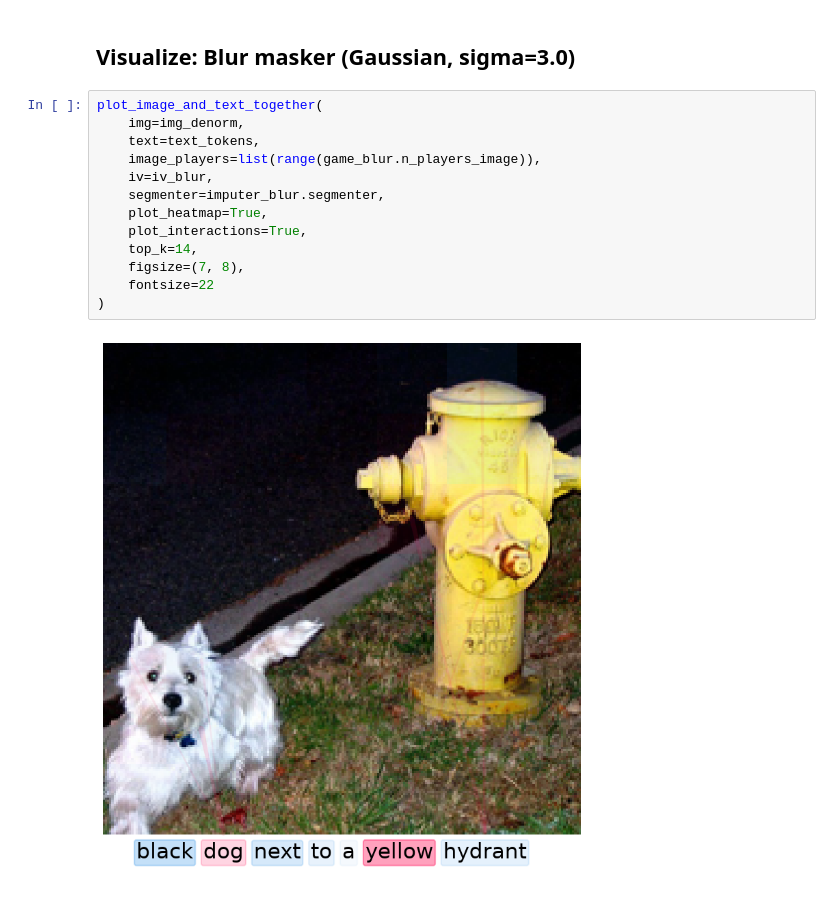
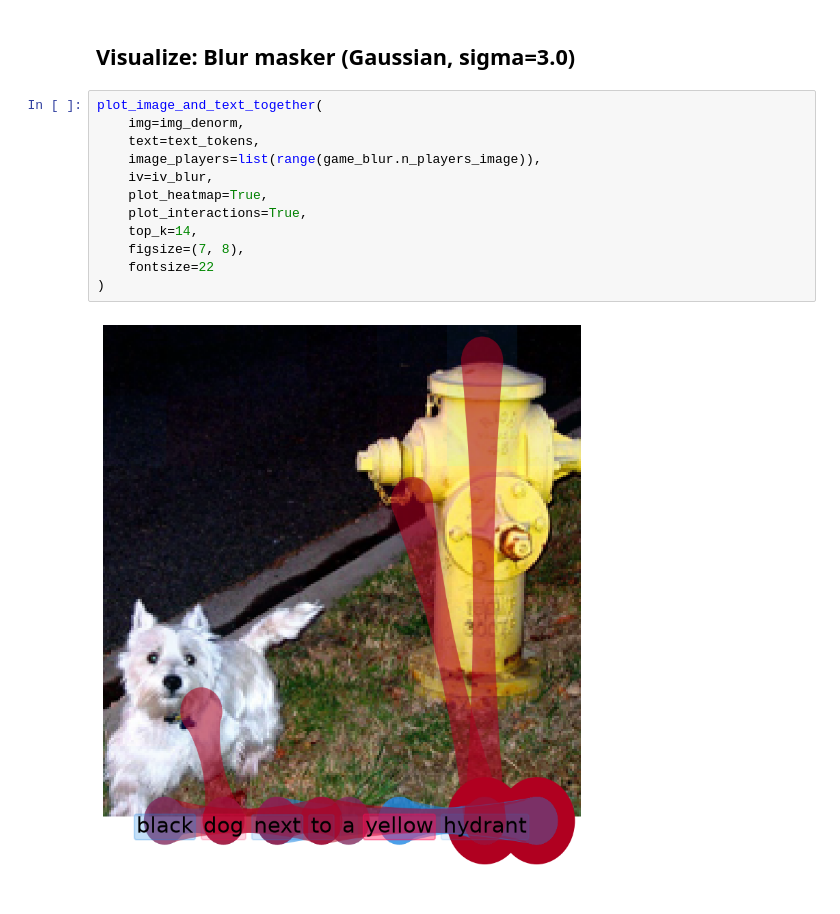
Before and after one commit to yhuang122/Image-Explanations-with-shapiq, a Jupyter notebook: example_blur.ipynb, the cells around one changed output. Cells and saved outputs as stored; diff of their text form.

```diff
--- a/example_blur.ipynb
+++ b/example_blur.ipynb
@@ -306,15 +305,14 @@ plot_image_and_text_together(
 # %%
 plot_image_and_text_together(
     img=img_denorm,
     text=text_tokens,
     image_players=list(range(game_blur.n_players_image)),
     iv=iv_blur,
-    segmenter=imputer_blur.segmenter,
     plot_heatmap=True,
     plot_interactions=True,
     top_k=14,
     figsize=(7, 8),
     fontsize=22
 )
 # %% [output]
-[figure, old version]
+[figure, new version]
```
Also changed, not shown: parts of 3 cells of this notebook.
